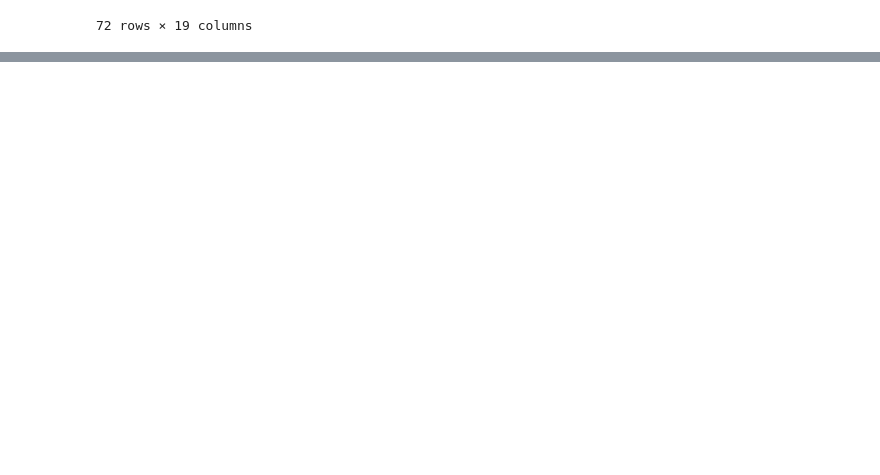
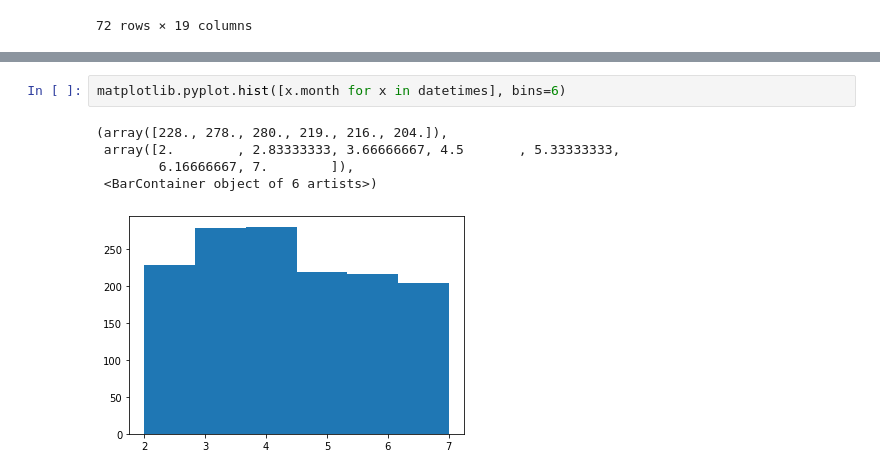
Before and after one commit to sdamerdji/police_racial_profiling, a Jupyter notebook: code/Data Ingestion.ipynb, the cells around one changed output, grey strips where cells are left out. Saved outputs shown, nothing was run; the diff lists cells and outputs as text; blank space fills up the shorter version.

```diff
--- a/code/Data Ingestion.ipynb
+++ b/code/Data Ingestion.ipynb
@@ -140,0 +209,8 @@ data[data["Stop ID"] == 2217]
+# %%
+matplotlib.pyplot.hist([x.month for x in datetimes], bins=6)
+# %% [output]
+(array([228., 278., 280., 219., 216., 204.]),
+ array([2.        , 2.83333333, 3.66666667, 4.5       , 5.33333333,
+        6.16666667, 7.        ]),
+ <BarContainer object of 6 artists>)
+[figure, added]
```
Also changed, not shown: parts of 23 cells of this notebook, 3 other files.
